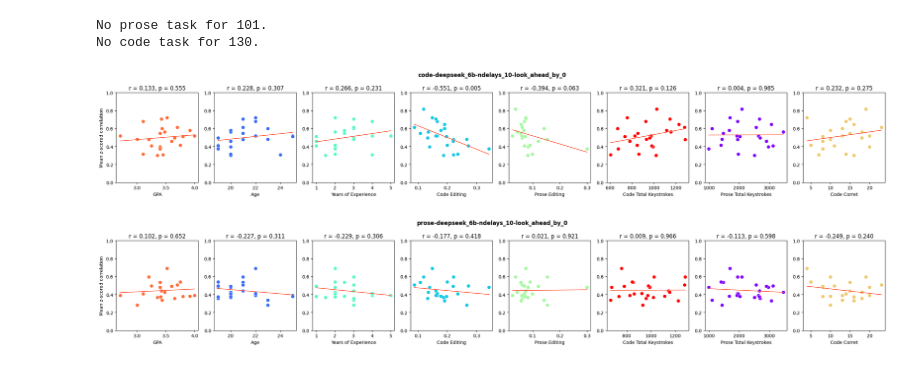
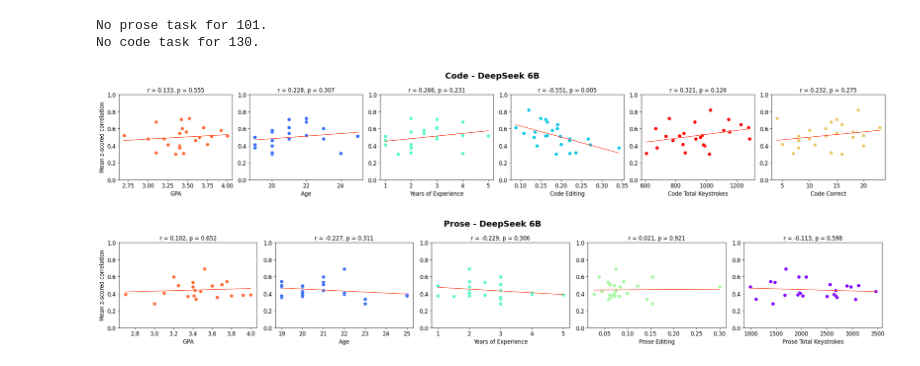
Before and after one commit to largehappygroup/fmri_model, a Jupyter notebook: analysis/fir/rq1_modeling_performance_correlations.ipynb, the cells around one changed output. Drawn from its saved outputs; the diff is of its cells as text; code cells hidden in the pictures.

```diff
--- a/analysis/fir/rq1_modeling_performance_correlations.ipynb
+++ b/analysis/fir/rq1_modeling_performance_correlations.ipynb
@@ -55,6 +55,11 @@ best_models = [
                 # 'prose-starcoder2_7b-ndelays_16-look_ahead_by_3'
             ]
 
+model_labels = {
+    'code-deepseek_6b-ndelays_10-look_ahead_by_0' : 'Code - DeepSeek 6B',
+    'prose-deepseek_6b-ndelays_10-look_ahead_by_0': 'Prose - DeepSeek 6B',
+}
+
 variables = {
     'GPA': 'GPA',
     'Age': 'age',
@@ -63,7 +68,7 @@ variables = {
     'Prose Editing': 'prose_editing_rate',
     'Code Total Keystrokes': 'code_total_keystrokes',
     'Prose Total Keystrokes': 'prose_total_keystrokes',
-    'Code Corret' : 'code_correct'
+    'Code Correct' : 'code_correct'
 }
 # %%
 participant_means = {}
@@ -91,37 +96,48 @@ rng.shuffle(palette)
 # %%
 for m in best_models:
     parts = m.split('-')
     task, model, delays, look_ahead = parts[0], parts[1], parts[2], parts[3]
+
+    # Filter variables based on task
+    if task == 'code':
+        exclude = {'Prose Editing', 'Prose Total Keystrokes'}
+    else:
+        exclude = {'Code Editing', 'Code Total Keystrokes', 'Code Correct'}
+    filtered_vars = {k: v for k, v in variables.items() if k not in exclude}
 
     performance = participant_means[m]  # {pid: mean_val}
     pids = list(participant_means[m].keys())
     pids = [int(p) for p in pids]
     common_ids = [pid for pid in pids if pid in demo_data.index]
     brain_vals = np.array([performance[str(pid)] for pid in common_ids])
 
-    fig, axes = plt.subplots(1, len(variables)-2, figsize=(24, 4))
-    fig.suptitle(m, fontsize=12, fontweight='bold')
+    fig, axes = plt.subplots(1, len(filtered_vars), figsize=(24, 4))
+    fig.suptitle(model_labels[m], fontsize=18, fontweight='bold')
 
-    for ax, color, (var_label, col) in zip(axes, palette, variables.items()):
+    var_keys = list(variables.keys())
+    for ax, (var_label, col) in zip(axes, filtered_vars.items()):
+        color = palette[var_keys.index(var_label)]
         demo_vals = demo_data.loc[common_ids, col].values.astype(float)
+        # print(color)
 
         mask = ~np.isnan(demo_vals)
         x, y = demo_vals[mask], brain_vals[mask]
 
         r, p = stats.pearsonr(x, y)
 
         ax.scatter(x, y, color=color, edgecolors='white', linewidths=0.5, s=60)
         m_fit, b_fit = np.polyfit(x, y, 1)
         x_line = np.linspace(x.min(), x.max(), 100)
         ax.plot(x_line, m_fit * x_line + b_fit, color='tomato', linewidth=1.5)
-        ax.set_ylim([0.0,1.0])
-        ax.set_xlabel(var_label)
-        ax.set_ylabel('Mean z-scored correlation' if ax == axes[0] else '')
-        ax.set_title(f"r = {r:.3f}, p = {p:.3f}")
+        ax.set_ylim([0.0, 1.0])
+        ax.set_xlabel(var_label, fontsize=12)
+        ax.tick_params(axis='both', labelsize=12)
+        ax.set_ylabel('Mean z-scored correlation' if ax == axes[0] else '', fontsize=12)
+        ax.set_title(f"r = {r:.3f}, p = {p:.3f}", fontsize=12)
 
     plt.tight_layout()
     plt.savefig(f"/data/zachkaras/fmri_model_data/plots/corr_{task}.png", dpi=200, bbox_inches='tight')
     plt.show()
 # %% [output]
-[figure, old version]
+[figure, new version]
-[figure, old version]
+[figure, new version]
```
Also changed, not shown: 8 other files.
